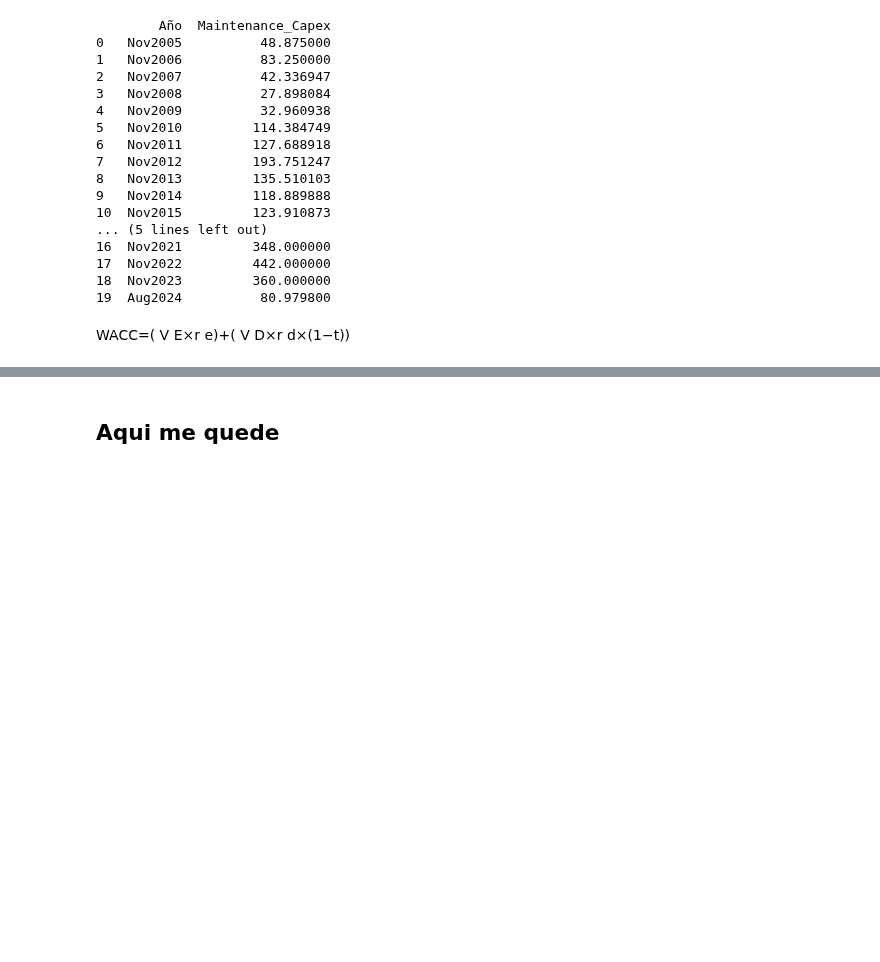
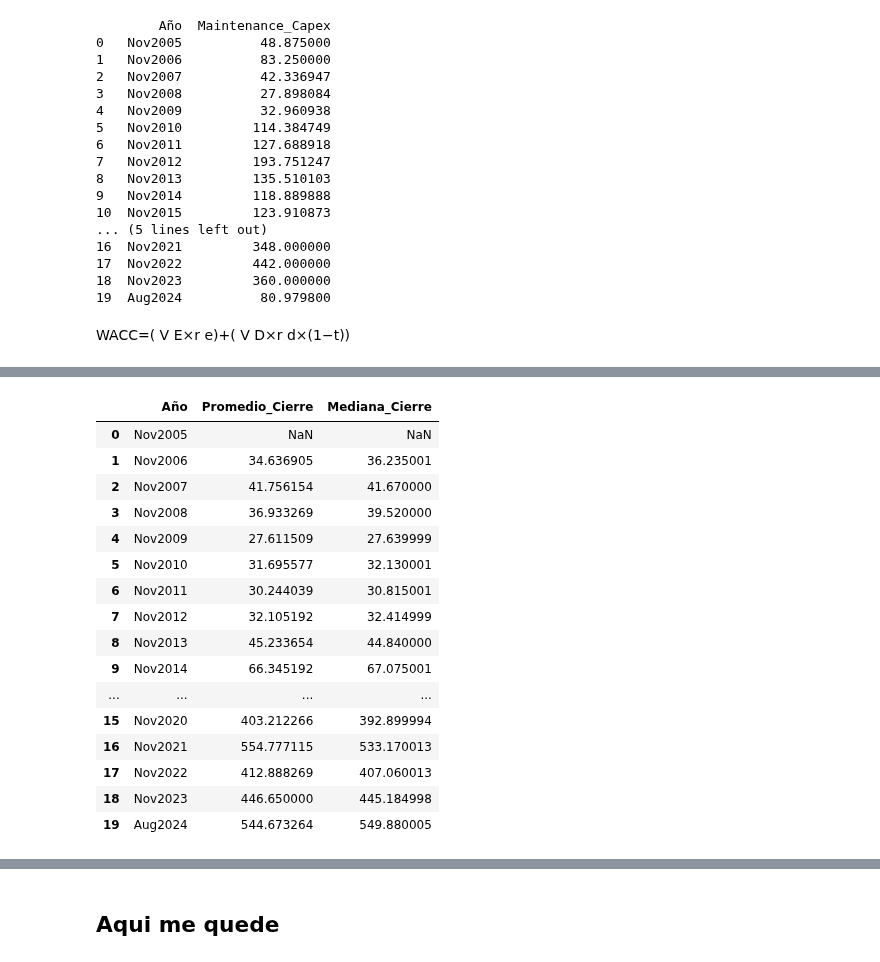
Before and after one commit to Marco23rubio/Stocks, a Jupyter notebook: Valuaciones_4_USA.ipynb, the cells around one changed output, grey strips where cells are left out. Drawn from its saved outputs; the diff is of its cells as text; code cells hidden in the pictures; blank space fills up the shorter version.

```diff
--- a/Valuaciones_4_USA.ipynb
+++ b/Valuaciones_4_USA.ipynb
@@ -1344,0 +1482,50 @@ d
+# %%
+# # # Calcular promedio y mediana por año
+# resumen_cierre = data_stock.groupby("Año")["Cierre"].agg(
+#     Promedio_Cierre="mean",
+#     Mediana_Cierre="median"
+# ).reset_index()
+# resumen_cierre
+
+df_total_shares["Fecha_Ref"] = (
+    pd.to_datetime(df_total_shares["Año"], format="%b%Y")
+    + pd.offsets.MonthEnd(0)
+)
+
+data_stock["Fecha"] = pd.to_datetime(data_stock["Fecha"])
+
+resultados = []
+
+for _, row in df_total_shares.iterrows():
+    fecha_fin    = row["Fecha_Ref"]
+    fecha_inicio = fecha_fin - relativedelta(years=1)
+
+    mask   = (data_stock["Fecha"] > fecha_inicio) & (data_stock["Fecha"] <= fecha_fin)
+    subset = data_stock.loc[mask, "Cierre"]
+
+    resultados.append({
+        "Año"             : row["Año"],
+        "Promedio_Cierre" : subset.mean(),
+        "Mediana_Cierre"  : subset.median()
+    })
+
+resumen_cierre = pd.DataFrame(resultados)
+resumen_cierre
+# %% [output]
+|  | Año | Promedio_Cierre | Mediana_Cierre |
+| 0 | Nov2005 | NaN | NaN |
+| 1 | Nov2006 | 34.636905 | 36.235001 |
+| 2 | Nov2007 | 41.756154 | 41.670000 |
+| 3 | Nov2008 | 36.933269 | 39.520000 |
+| 4 | Nov2009 | 27.611509 | 27.639999 |
+| 5 | Nov2010 | 31.695577 | 32.130001 |
+| 6 | Nov2011 | 30.244039 | 30.815001 |
+| 7 | Nov2012 | 32.105192 | 32.414999 |
+| 8 | Nov2013 | 45.233654 | 44.840000 |
+| 9 | Nov2014 | 66.345192 | 67.075001 |
+| ... | ... | ... | ... |
+| 15 | Nov2020 | 403.212266 | 392.899994 |
+| 16 | Nov2021 | 554.777115 | 533.170013 |
+| 17 | Nov2022 | 412.888269 | 407.060013 |
+| 18 | Nov2023 | 446.650000 | 445.184998 |
+| 19 | Aug2024 | 544.673264 | 549.880005 |
```
Also changed, not shown: parts of 28 cells of this notebook.
